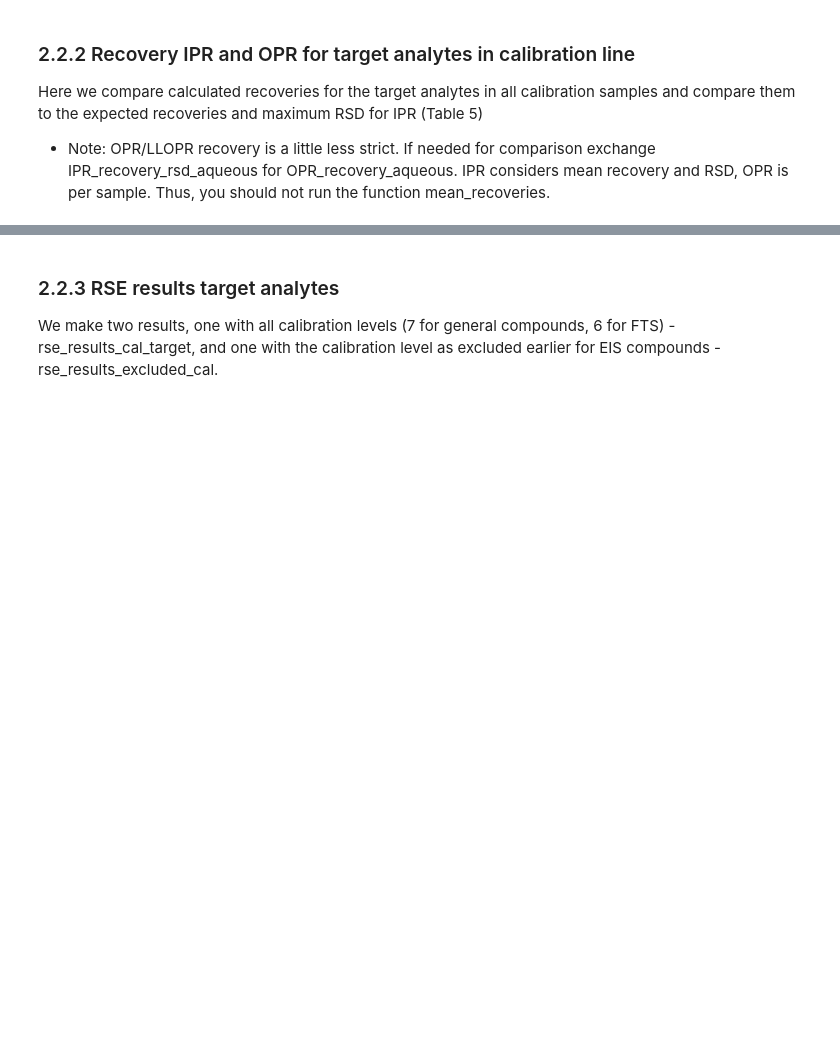
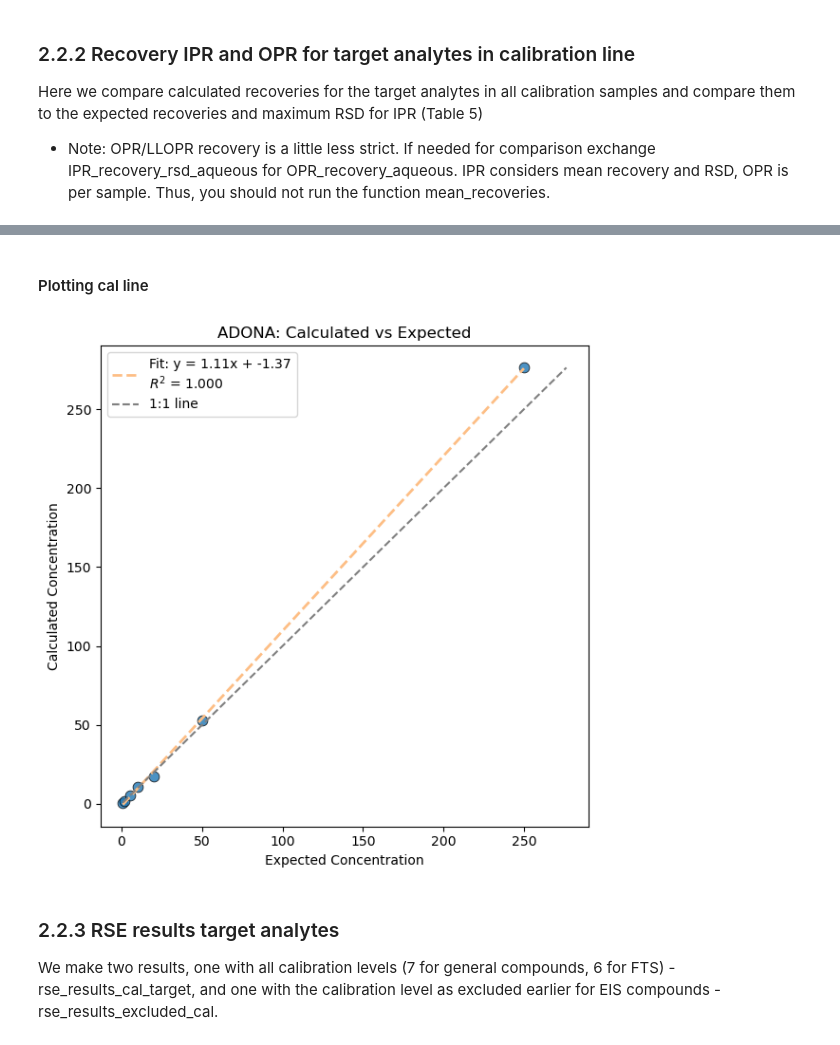
Before and after one commit to valeriederijk/UU_PFAS_lab, a Jupyter notebook: Quantitative_calc_PFAS_clean2.ipynb, the cells around one changed output, grey strips where cells are left out. Cells and saved outputs as stored; diff of their text form; code cells hidden in the pictures; blank space fills up the shorter version.

Commit message:
Update 25-9, added cal plot

```diff
--- a/Quantitative_calc_PFAS_clean2.ipynb
+++ b/Quantitative_calc_PFAS_clean2.ipynb
@@ -9,7 +9,7 @@ First we load in the raw data as a csv file (which is the file you directly get
 We also directly check if the s/n ratio is above 3 for all samples in the calibration line.
 # %%
 %run src/functions_quantitative.ipynb
-rawdata = load_and_label_pfas_csv("rawdata/TestSoil_20250911.csv")
+rawdata = load_and_label_pfas_csv("rawdata/Initial_demonstration_of_capability_Val_Alex.csv")
 sn_results = check_calibration_sn_ratios(rawdata)
 # Print formatted results
 print_sn_check_results(sn_results)
@@ -154,3 +312,9 @@ display(IPR_target_cal)
+# %% [markdown]
+#### Plotting cal line
+# %%
+plot_calculated_vs_expected(conc_target_analytes_cal, expected_concs_target_analytes, analyte = "ADONA")
+# %% [output]
+[figure, added]
 # %% [markdown]
 ### 2.2.3 RSE results target analytes
 We make two results, one with all calibration levels (7 for general compounds, 6 for FTS) - rse_results_cal_target, and one with the calibration level as excluded earlier for EIS compounds - rse_results_excluded_cal.
```
Also changed, not shown: parts of 8 cells of this notebook, 1 other file.
